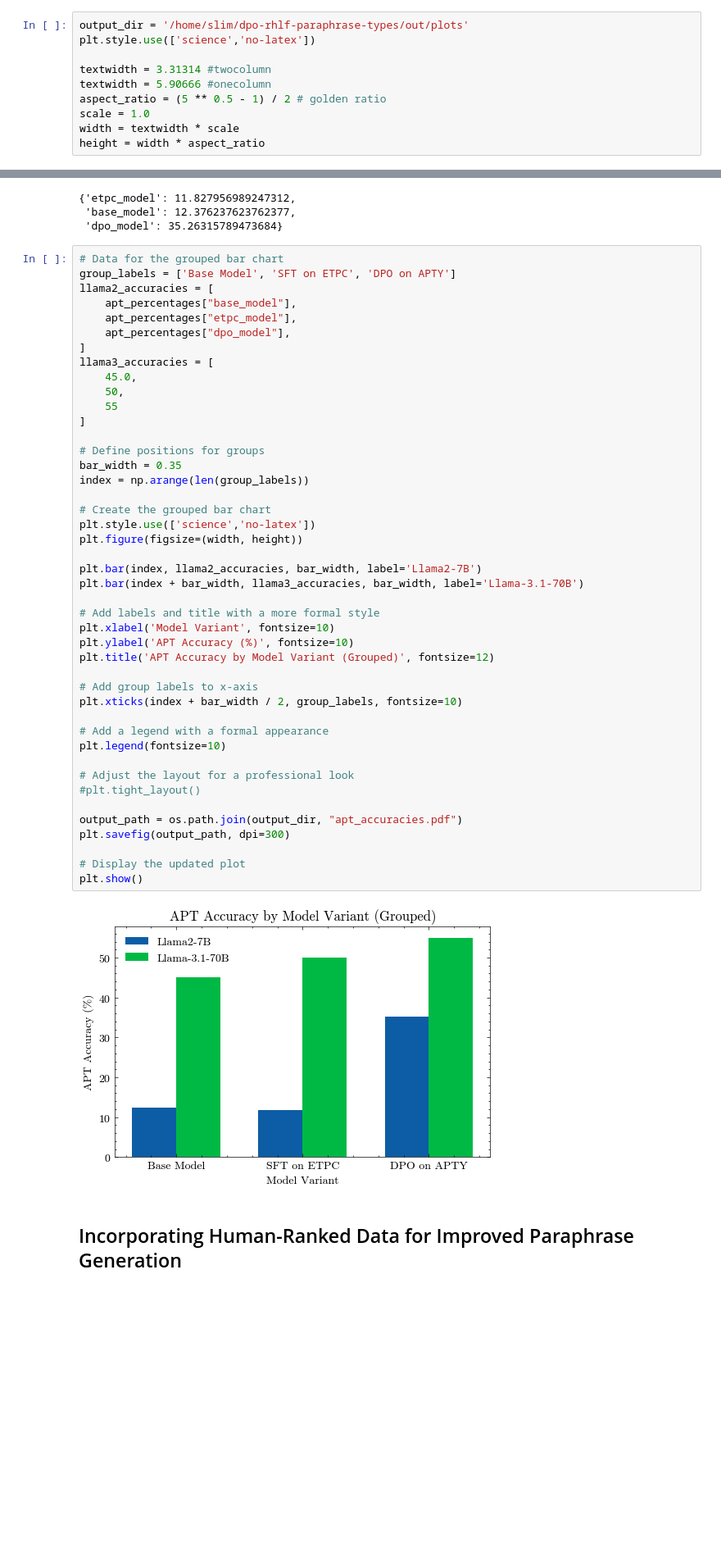
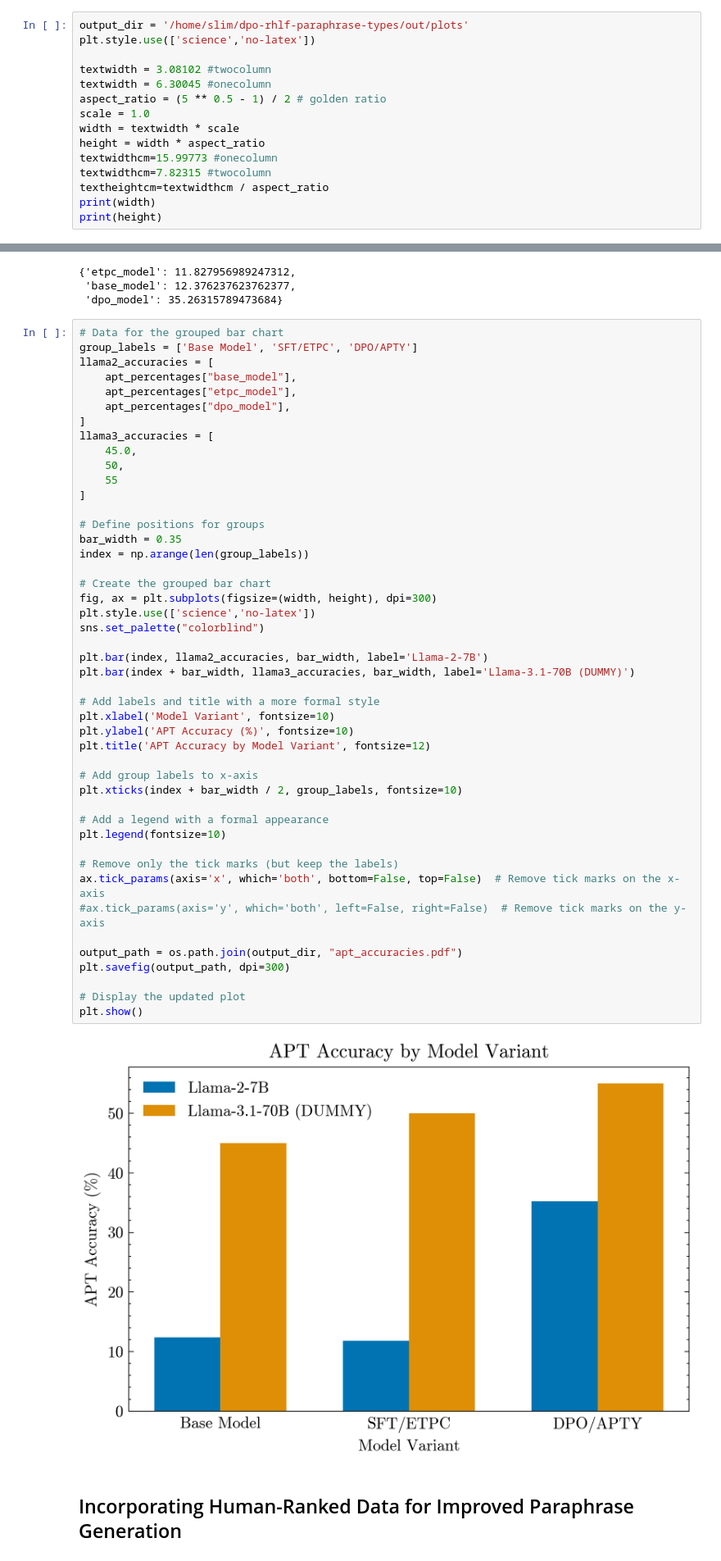
Before and after one commit to cluebbers/dpo-rlhf-paraphrase-types, a Jupyter notebook: notebooks/plots.ipynb, the cells around one changed output, grey strips where cells are left out. Shown at 82% size. Drawn from its saved outputs; the diff is of its cells as text; blank space fills up the shorter version.

Commit message:
plots nice

```diff
--- a/notebooks/plots.ipynb
+++ b/notebooks/plots.ipynb
@@ -9,9 +10,14 @@ import scienceplots
 output_dir = '/home/slim/dpo-rhlf-paraphrase-types/out/plots'
 plt.style.use(['science','no-latex'])
 
-textwidth = 3.31314 #twocolumn
-textwidth = 5.90666 #onecolumn
+textwidth = 3.08102 #twocolumn
+textwidth = 6.30045 #onecolumn
 aspect_ratio = (5 ** 0.5 - 1) / 2 # golden ratio
 scale = 1.0
 width = textwidth * scale
 height = width * aspect_ratio
+textwidthcm=15.99773 #onecolumn
+textwidthcm=7.82315 #twocolumn
+textheightcm=textwidthcm / aspect_ratio
+print(width)
+print(height)
@@ -60,7 +69,7 @@ apt_percentages
  'dpo_model': 35.26315789473684}
 # %%
 # Data for the grouped bar chart
-group_labels = ['Base Model', 'SFT on ETPC', 'DPO on APTY']
+group_labels = ['Base Model', 'SFT/ETPC', 'DPO/APTY']
 llama2_accuracies = [
     apt_percentages["base_model"],
     apt_percentages["etpc_model"],
@@ -70,40 +79,42 @@ llama3_accuracies = [
     45.0,
     50,
     55
 ]
 
 # Define positions for groups
 bar_width = 0.35
 index = np.arange(len(group_labels))
 
 # Create the grouped bar chart
+fig, ax = plt.subplots(figsize=(width, height), dpi=300)
 plt.style.use(['science','no-latex'])
-plt.figure(figsize=(width, height))
+sns.set_palette("colorblind")
 
-plt.bar(index, llama2_accuracies, bar_width, label='Llama2-7B')
-plt.bar(index + bar_width, llama3_accuracies, bar_width, label='Llama-3.1-70B')
+plt.bar(index, llama2_accuracies, bar_width, label='Llama-2-7B')
+plt.bar(index + bar_width, llama3_accuracies, bar_width, label='Llama-3.1-70B (DUMMY)')
 
 # Add labels and title with a more formal style
 plt.xlabel('Model Variant', fontsize=10)
 plt.ylabel('APT Accuracy (%)', fontsize=10)
-plt.title('APT Accuracy by Model Variant (Grouped)', fontsize=12)
+plt.title('APT Accuracy by Model Variant', fontsize=12)
 
 # Add group labels to x-axis
 plt.xticks(index + bar_width / 2, group_labels, fontsize=10)
 
 # Add a legend with a formal appearance
 plt.legend(fontsize=10)
 
-# Adjust the layout for a professional look
-#plt.tight_layout()
+# Remove only the tick marks (but keep the labels)
+ax.tick_params(axis='x', which='both', bottom=False, top=False)  # Remove tick marks on the x-axis
+#ax.tick_params(axis='y', which='both', left=False, right=False)  # Remove tick marks on the y-axis
 
 output_path = os.path.join(output_dir, "apt_accuracies.pdf")
 plt.savefig(output_path, dpi=300)
 
 # Display the updated plot
 plt.show()
 # %% [output]
-[figure, old version]
+[figure, new version]
 # %% [markdown]
 ## Incorporating Human-Ranked Data for Improved Paraphrase Generation
 # %%
```
Also changed, not shown: parts of 10 cells of this notebook.
